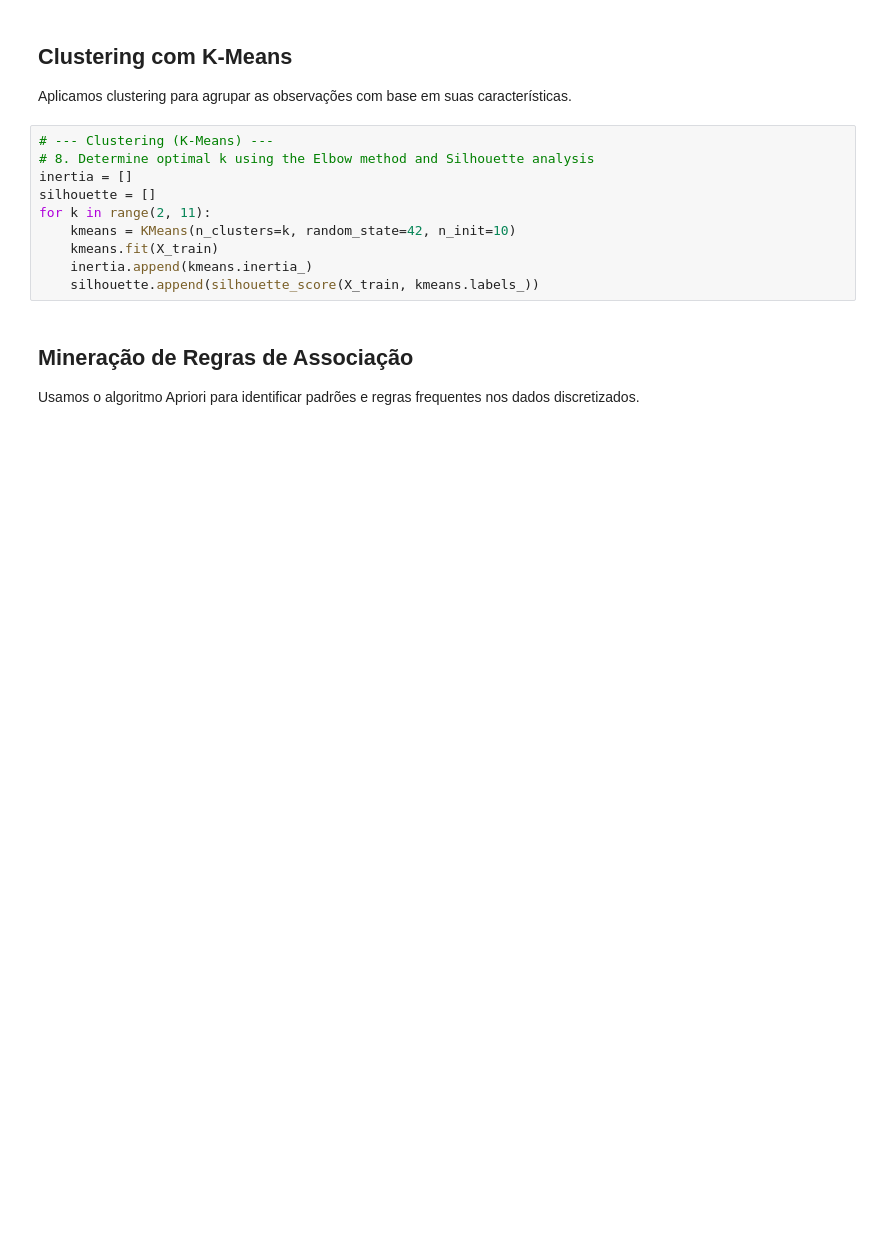
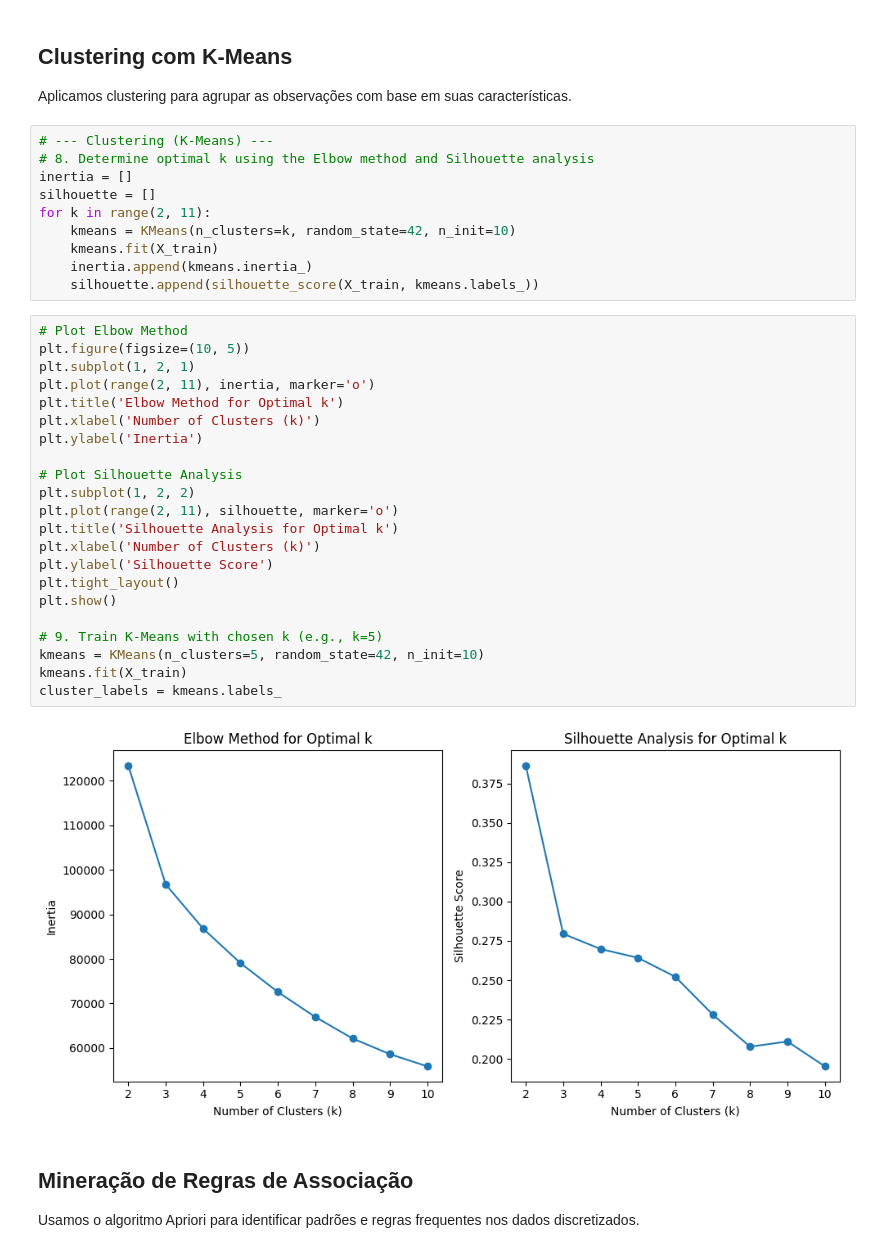
Before and after one commit to 26432-LESI-PL/IA_TP2, a Jupyter notebook: jpynotebook.ipynb, the cells around one changed output. Drawn from its saved outputs; the diff is of its cells as text; blank space fills up the shorter version.

```diff
--- a/jpynotebook.ipynb
+++ b/jpynotebook.ipynb
@@ -146,6 +201,30 @@ for k in range(2, 11):
     kmeans.fit(X_train)
     inertia.append(kmeans.inertia_)
     silhouette.append(silhouette_score(X_train, kmeans.labels_))
+# %%
+# Plot Elbow Method
+plt.figure(figsize=(10, 5))
+plt.subplot(1, 2, 1)
+plt.plot(range(2, 11), inertia, marker='o')
+plt.title('Elbow Method for Optimal k')
+plt.xlabel('Number of Clusters (k)')
+plt.ylabel('Inertia')
+
+# Plot Silhouette Analysis
+plt.subplot(1, 2, 2)
+plt.plot(range(2, 11), silhouette, marker='o')
+plt.title('Silhouette Analysis for Optimal k')
+plt.xlabel('Number of Clusters (k)')
+plt.ylabel('Silhouette Score')
+plt.tight_layout()
+plt.show()
+
+# 9. Train K-Means with chosen k (e.g., k=5)
+kmeans = KMeans(n_clusters=5, random_state=42, n_init=10)
+kmeans.fit(X_train)
+cluster_labels = kmeans.labels_
+# %% [output]
+[figure, added]
 # %% [markdown]
 ## Mineração de Regras de Associação
 Usamos o algoritmo Apriori para identificar padrões e regras frequentes nos dados discretizados.
```
Also changed, not shown: parts of 8 cells of this notebook.
